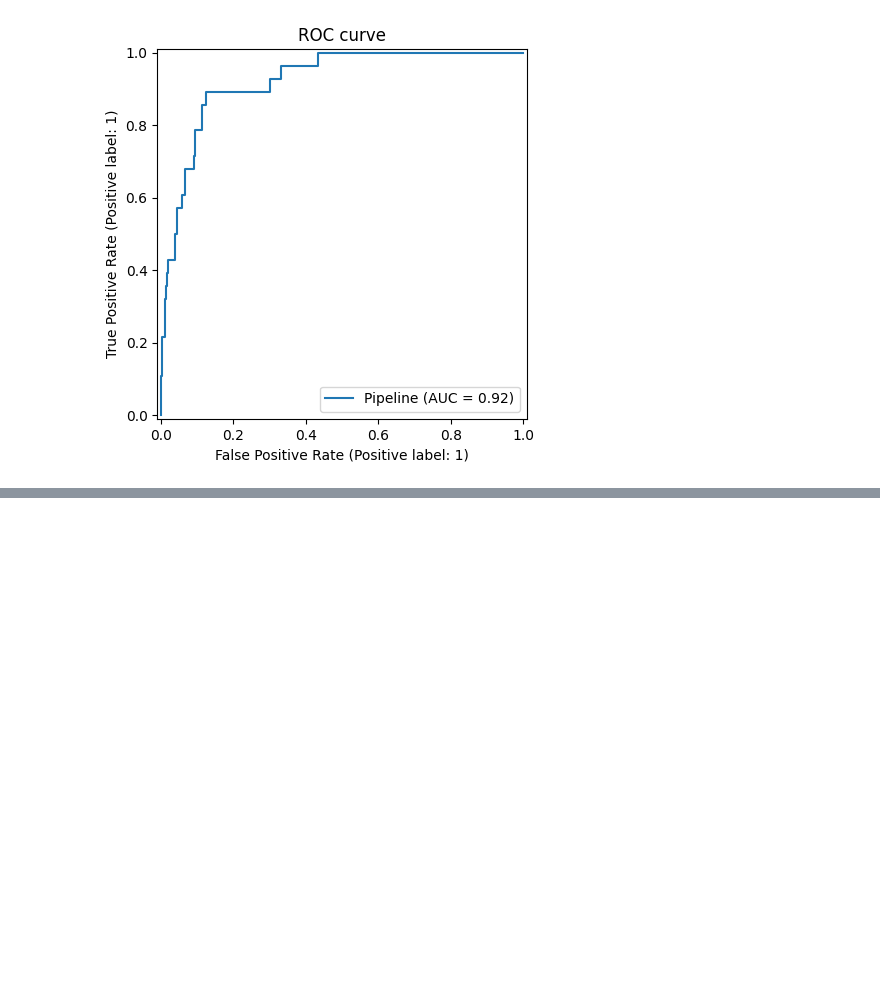
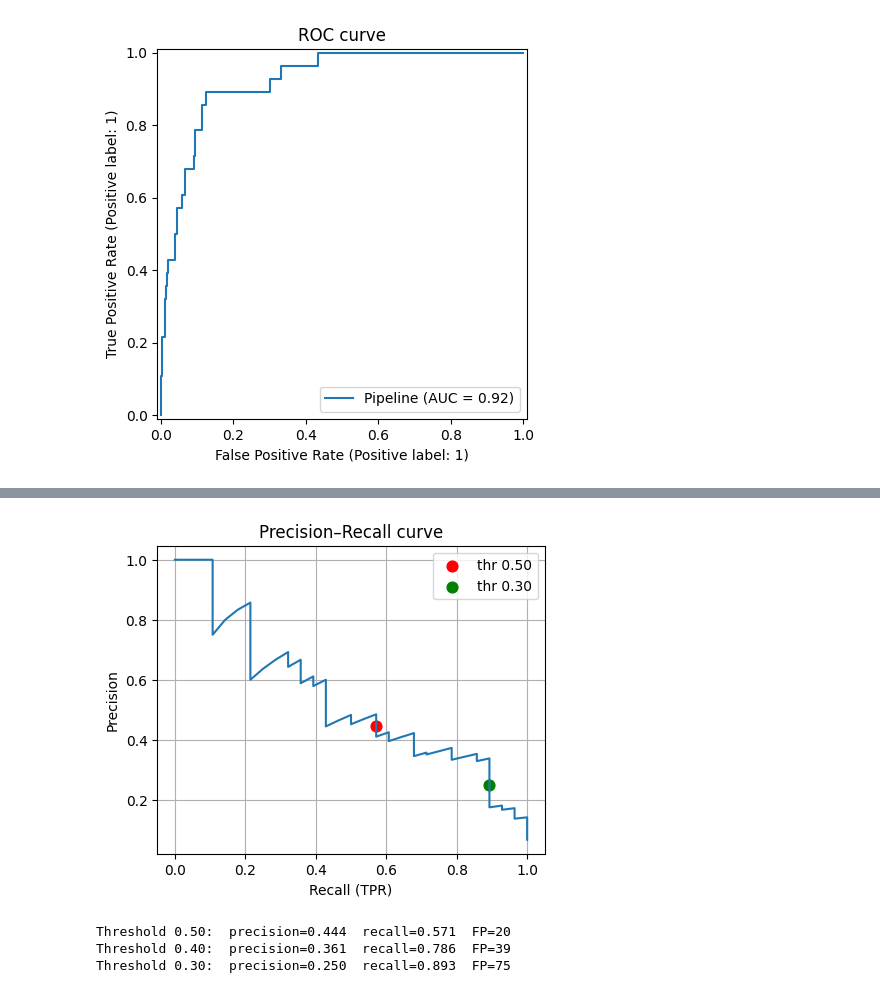
Before and after one commit to robertsweetman/module_2, a Jupyter notebook: python/etenders.ipynb, the cells around one changed output, grey strips where cells are left out. Drawn from its saved outputs; the diff is of its cells as text; code cells hidden in the pictures; blank space fills up the shorter version.

```diff
--- a/python/etenders.ipynb
+++ b/python/etenders.ipynb
@@ -522,0 +576,42 @@ plt.show()
+# %%
+from sklearn.metrics import PrecisionRecallDisplay, precision_recall_curve
+import matplotlib.pyplot as plt
+import numpy as np
+
+proba = pipe.predict_proba(X_test)[:, 1]
+
+# full PR curve
+precision, recall, thresh = precision_recall_curve(y_test, proba)
+
+plt.figure(figsize=(5,4))
+plt.plot(recall, precision)
+plt.xlabel("Recall (TPR)")
+plt.ylabel("Precision")
+plt.title("Precision–Recall curve")
+
+# mark the two thresholds
+def mark(th, label, color):
+    idx = np.flatnonzero(thresh >= th)[0]
+    plt.scatter(recall[idx], precision[idx], c=color, s=60, label=label)
+
+mark(0.50, "thr 0.50", "red")
+mark(0.30, "thr 0.30", "green")
+
+plt.legend()
+plt.grid(True)
+plt.show()
+# %% [output]
+[figure, added]
+# %%
+for t in [0.50, 0.40, 0.30]:
+    y_pred = (proba >= t).astype(int)
+    tp = ((y_test==1) & (y_pred==1)).sum()
+    fp = ((y_test==0) & (y_pred==1)).sum()
+    fn = ((y_test==1) & (y_pred==0)).sum()
+    prec = tp / (tp+fp) if tp+fp else 0
+    rec  = tp / (tp+fn) if tp+fn else 0
+    print(f"Threshold {t:4.2f}:  precision={prec:.3f}  recall={rec:.3f}  FP={fp}")
+# %% [output]
+Threshold 0.50:  precision=0.444  recall=0.571  FP=20
+Threshold 0.40:  precision=0.361  recall=0.786  FP=39
+Threshold 0.30:  precision=0.250  recall=0.893  FP=75
```
Also changed, not shown: parts of 4 cells of this notebook.
